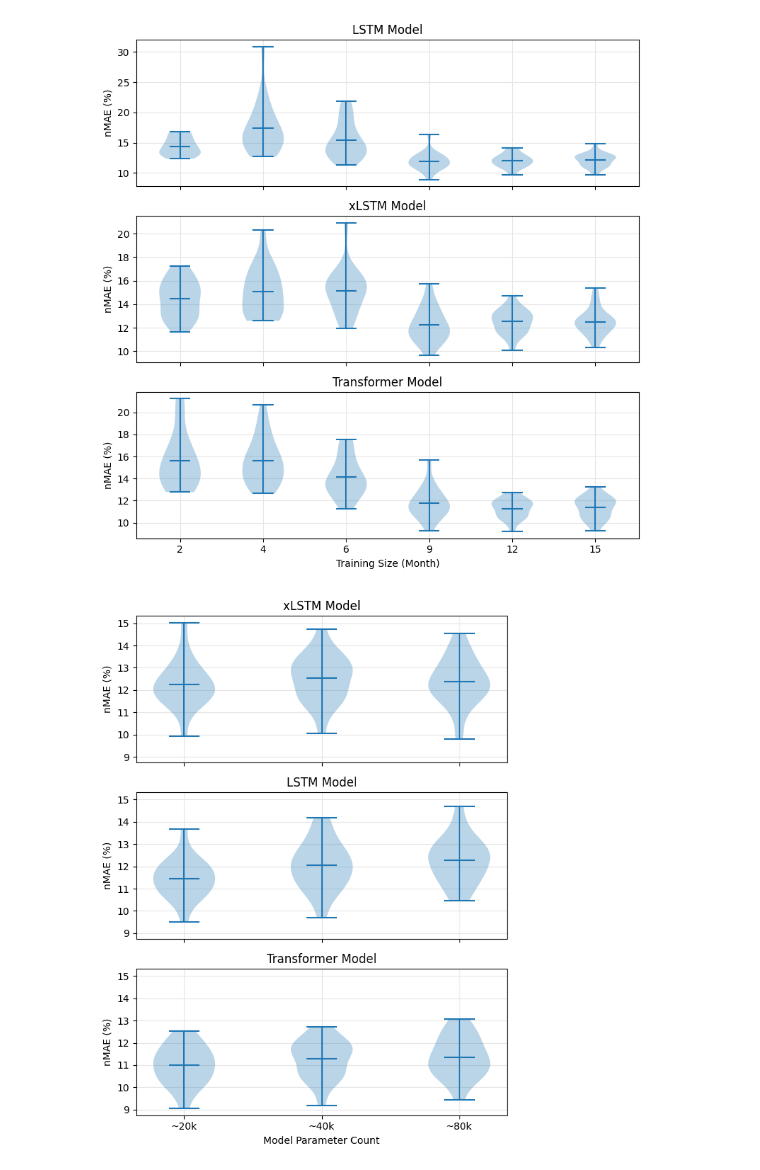
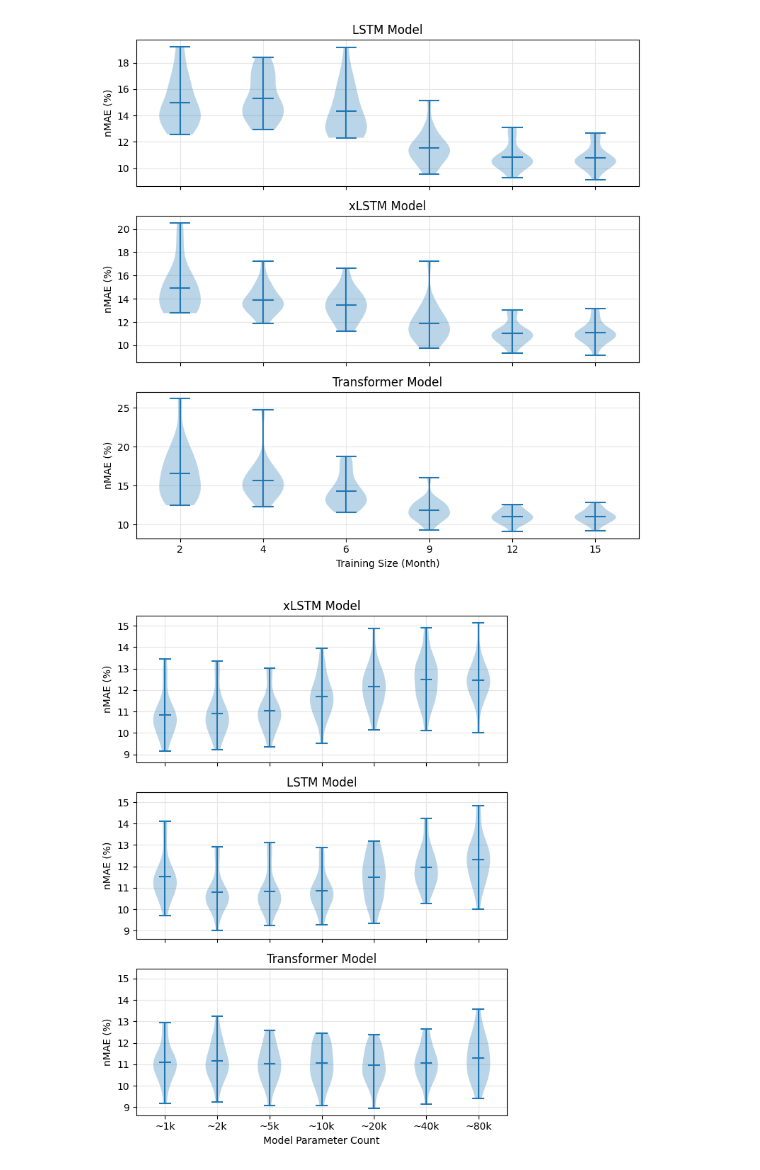
Before and after one commit to erc-fhv/loadforecasting, a Jupyter notebook: scripts/Paper_Illustration.ipynb, the cells around one changed output. Cells and saved outputs as stored; diff of their text form; code cells hidden in the pictures.

Commit message:
Decrease model size and plot everything.

```diff
--- a/scripts/Paper_Illustration.ipynb
+++ b/scripts/Paper_Illustration.ipynb
@@ -201,18 +207,18 @@ result_dict = utils.Evaluate_Models.print_results('scripts/outputs/all_train_his
                                     print_style = 'pandas_df')
 
 configs = [
-    Config_of_one_run(ModelSize.MEDIUM, DoPretraining.YES, DoTransferLearning.YES, Aggregation_Count._50_HOUSEHOLDS,
+    Config_of_one_run(ModelSize._5k, DoPretraining.YES, DoTransferLearning.YES, Aggregation_Count._50_HOUSEHOLDS,
             NrOfComunities._20, TrainingHistory._2_MONTH, TestSize._3_MONTH, TrainingFuture._0_MONTH, DevSize._2_MONTH, UsedModels.ALL, Epochs.DEFAULT),
-    Config_of_one_run(ModelSize.MEDIUM, DoPretraining.YES, DoTransferLearning.YES, Aggregation_Count._50_HOUSEHOLDS,
+    Config_of_one_run(ModelSize._5k, DoPretraining.YES, DoTransferLearning.YES, Aggregation_Count._50_HOUSEHOLDS,
             NrOfComunities._20, TrainingHistory._6_MONTH, TestSize._3_MONTH, TrainingFuture._0_MONTH, DevSize._2_MONTH, UsedModels.ALL, Epochs.DEFAULT),
-    Config_of_one_run(ModelSize.MEDIUM, DoPretraining.YES, DoTransferLearning.YES, Aggregation_Count._50_HOUSEHOLDS,
+    Config_of_one_run(ModelSize._5k, DoPretraining.YES, DoTransferLearning.YES, Aggregation_Count._50_HOUSEHOLDS,
             NrOfComunities._20, TrainingHistory._12_MONTH, TestSize._3_MONTH, TrainingFuture._0_MONTH, DevSize._2_MONTH, UsedModels.ALL, Epochs.DEFAULT),
 
-    Config_of_one_run(ModelSize.MEDIUM, DoPretraining.NO, DoTransferLearning.NO, Aggregation_Count._50_HOUSEHOLDS,
+    Config_of_one_run(ModelSize._5k, DoPretraining.NO, DoTransferLearning.NO, Aggregation_Count._50_HOUSEHOLDS,
             NrOfComunities._20, TrainingHistory._2_MONTH, TestSize._3_MONTH, TrainingFuture._0_MONTH, DevSize._2_MONTH, UsedModels.ALL, Epochs.DEFAULT),
-    Config_of_one_run(ModelSize.MEDIUM, DoPretraining.NO, DoTransferLearning.NO, Aggregation_Count._50_HOUSEHOLDS,
+    Config_of_one_run(ModelSize._5k, DoPretraining.NO, DoTransferLearning.NO, Aggregation_Count._50_HOUSEHOLDS,
             NrOfComunities._20, TrainingHistory._6_MONTH, TestSize._3_MONTH, TrainingFuture._0_MONTH, DevSize._2_MONTH, UsedModels.ALL, Epochs.DEFAULT),
-    Config_of_one_run(ModelSize.MEDIUM, DoPretraining.NO, DoTransferLearning.NO, Aggregation_Count._50_HOUSEHOLDS,
+    Config_of_one_run(ModelSize._5k, DoPretraining.NO, DoTransferLearning.NO, Aggregation_Count._50_HOUSEHOLDS,
             NrOfComunities._20, TrainingHistory._12_MONTH, TestSize._3_MONTH, TrainingFuture._0_MONTH, DevSize._2_MONTH, UsedModels.ALL, Epochs.DEFAULT),
 ]
 
@@ -288,6 +294,6 @@ ax.set_xlabel('Model')
 # axes[2].set_ylim(None, 17)
 
 plt.tight_layout()
-plt.savefig("scripts/outputs/figs/transfer_learning_over_train_size.pdf", format="pdf", bbox_inches="tight", pad_inches=0.1)
+plt.savefig("scripts/outputs/figs/transfer_learning_over_train_size2.pdf", format="pdf", bbox_inches="tight", pad_inches=0.1)
 plt.show()
 # %% [output]
@@ -306,17 +312,17 @@ result_dict = utils.Evaluate_Models.print_results('scripts/outputs/all_train_his
                                     print_style = 'pandas_df')
 
 configs = [
-    Config_of_one_run(ModelSize.MEDIUM, DoPretraining.YES, DoTransferLearning.YES, Aggregation_Count._50_HOUSEHOLDS, NrOfComunities._20,
+    Config_of_one_run(ModelSize._5k, DoPretraining.YES, DoTransferLearning.YES, Aggregation_Count._50_HOUSEHOLDS, NrOfComunities._20,
             TrainingHistory._2_MONTH, TestSize._3_MONTH, TrainingFuture._0_MONTH, DevSize._2_MONTH, UsedModels.ALL, Epochs.DEFAULT),
-    Config_of_one_run(ModelSize.MEDIUM, DoPretraining.YES, DoTransferLearning.YES, Aggregation_Count._50_HOUSEHOLDS, NrOfComunities._20,
+    Config_of_one_run(ModelSize._5k, DoPretraining.YES, DoTransferLearning.YES, Aggregation_Count._50_HOUSEHOLDS, NrOfComunities._20,
             TrainingHistory._4_MONTH, TestSize._3_MONTH, TrainingFuture._0_MONTH, DevSize._2_MONTH, UsedModels.ALL, Epochs.DEFAULT),
-    Config_of_one_run(ModelSize.MEDIUM, DoPretraining.YES, DoTransferLearning.YES, Aggregation_Count._50_HOUSEHOLDS, NrOfComunities._20,
+    Config_of_one_run(ModelSize._5k, DoPretraining.YES, DoTransferLearning.YES, Aggregation_Count._50_HOUSEHOLDS, NrOfComunities._20,
             TrainingHistory._6_MONTH, TestSize._3_MONTH, TrainingFuture._0_MONTH, DevSize._2_MONTH, UsedModels.ALL, Epochs.DEFAULT),
-    Config_of_one_run(ModelSize.MEDIUM, DoPretraining.YES, DoTransferLearning.YES, Aggregation_Count._50_HOUSEHOLDS, NrOfComunities._20,
+    Config_of_one_run(ModelSize._5k, DoPretraining.YES, DoTransferLearning.YES, Aggregation_Count._50_HOUSEHOLDS, NrOfComunities._20,
             TrainingHistory._9_MONTH, TestSize._3_MONTH, TrainingFuture._0_MONTH, DevSize._2_MONTH, UsedModels.ALL, Epochs.DEFAULT),
-    Config_of_one_run(ModelSize.MEDIUM, DoPretraining.YES, DoTransferLearning.YES, Aggregation_Count._50_HOUSEHOLDS, NrOfComunities._20,
+    Config_of_one_run(ModelSize._5k, DoPretraining.YES, DoTransferLearning.YES, Aggregation_Count._50_HOUSEHOLDS, NrOfComunities._20,
         TrainingHistory._12_MONTH, TestSize._3_MONTH, TrainingFuture._0_MONTH, DevSize._2_MONTH, UsedModels.ALL, Epochs.DEFAULT),
-    Config_of_one_run(ModelSize.MEDIUM, DoPretraining.YES, DoTransferLearning.YES, Aggregation_Count._50_HOUSEHOLDS, NrOfComunities._20,
+    Config_of_one_run(ModelSize._5k, DoPretraining.YES, DoTransferLearning.YES, Aggregation_Count._50_HOUSEHOLDS, NrOfComunities._20,
             TrainingHistory._15_MONTH, TestSize._3_MONTH, TrainingFuture._0_MONTH, DevSize._2_MONTH, UsedModels.ALL, Epochs.DEFAULT),
 ]
 
@@ -368,7 +374,7 @@ plt.tight_layout()
 plt.savefig("scripts/outputs/figs/Error_over_train_size.pdf", format="pdf", bbox_inches="tight", pad_inches=0.1)
 plt.show()
 # %% [output]
-[figure, old version]
+[figure, new version]
 # %%
 # Compare the effect of the model sizes
 #
@@ -383,17 +389,25 @@ result_dict = utils.Evaluate_Models.print_results('scripts/outputs/all_train_his
                                     print_style = 'pandas_df')
 
 configs = [
-    Config_of_one_run(ModelSize.SMALL, DoPretraining.YES, DoTransferLearning.YES, Aggregation_Count._50_HOUSEHOLDS, NrOfComunities._20,
+    Config_of_one_run(ModelSize._1k, DoPretraining.YES, DoTransferLearning.YES, Aggregation_Count._50_HOUSEHOLDS, NrOfComunities._20,
             TrainingHistory._12_MONTH, TestSize._3_MONTH, TrainingFuture._0_MONTH, DevSize._2_MONTH, UsedModels.ALL, Epochs.DEFAULT),
-    Config_of_one_run(ModelSize.MEDIUM, DoPretraining.YES, DoTransferLearning.YES, Aggregation_Count._50_HOUSEHOLDS, NrOfComunities._20,
+    Config_of_one_run(ModelSize._2k, DoPretraining.YES, DoTransferLearning.YES, Aggregation_Count._50_HOUSEHOLDS, NrOfComunities._20,
             TrainingHistory._12_MONTH, TestSize._3_MONTH, TrainingFuture._0_MONTH, DevSize._2_MONTH, UsedModels.ALL, Epochs.DEFAULT),
-    Config_of_one_run(ModelSize.LARGE, DoPretraining.YES, DoTransferLearning.YES, Aggregation_Count._50_HOUSEHOLDS, NrOfComunities._20,
+    Config_of_one_run(ModelSize._5k, DoPretraining.YES, DoTransferLearning.YES, Aggregation_Count._50_HOUSEHOLDS, NrOfComunities._20,
+            TrainingHistory._12_MONTH, TestSize._3_MONTH, TrainingFuture._0_MONTH, DevSize._2_MONTH, UsedModels.ALL, Epochs.DEFAULT),
+    Config_of_one_run(ModelSize._10k, DoPretraining.YES, DoTransferLearning.YES, Aggregation_Count._50_HOUSEHOLDS, NrOfComunities._20,
+            TrainingHistory._12_MONTH, TestSize._3_MONTH, TrainingFuture._0_MONTH, DevSize._2_MONTH, UsedModels.ALL, Epochs.DEFAULT),
+    Config_of_one_run(ModelSize._20k, DoPretraining.YES, DoTransferLearning.YES, Aggregation_Count._50_HOUSEHOLDS, NrOfComunities._20,
+            TrainingHistory._12_MONTH, TestSize._3_MONTH, TrainingFuture._0_MONTH, DevSize._2_MONTH, UsedModels.ALL, Epochs.DEFAULT),
+    Config_of_one_run(ModelSize._40k, DoPretraining.YES, DoTransferLearning.YES, Aggregation_Count._50_HOUSEHOLDS, NrOfComunities._20,
+            TrainingHistory._12_MONTH, TestSize._3_MONTH, TrainingFuture._0_MONTH, DevSize._2_MONTH, UsedModels.ALL, Epochs.DEFAULT),
+    Config_of_one_run(ModelSize._80K, DoPretraining.YES, DoTransferLearning.YES, Aggregation_Count._50_HOUSEHOLDS, NrOfComunities._20,
             TrainingHistory._12_MONTH, TestSize._3_MONTH, TrainingFuture._0_MONTH, DevSize._2_MONTH, UsedModels.ALL, Epochs.DEFAULT),
 ]
 
 # Constants and Configuration
 models = ('xLSTM', 'LSTM', 'Transformer', )
-training_sizes = ['~20k', '~40k', '~80k']
+training_sizes = ['~1k', '~2k', '~5k', '~10k', '~20k', '~40k', '~80k']
 
 # Helper function to retrieve full dataset for each configuration and model
 def get_full_data_list(model, expected_configs, available_configs):
@@ -412,34 +426,34 @@ data_per_model = {model: get_full_data_list(model, configs, result_dict) for mod
 
 # Creating subplots for violin plots
 fig, axes = plt.subplots(len(models), 1, figsize=(6, 8), sharex=True, sharey=True)
 
 # Plot each model's data on a separate subplot
 for idx, model in enumerate(models):
     ax = axes[idx]
 
     # Get data for each training size
     data = data_per_model[model]
 
     # Plot the violins
     positions = np.array(range(len(training_sizes))) * 2.0
     violins = ax.violinplot(data, positions=positions, widths=0.9,
                                     showmeans=True, showextrema=True, showmedians=False)
 
     # Labels and title
     ax.set_ylabel('nMAE (%)')
     ax.set_title(f"{model} Model")
     # ax.text(0.4, 0.9, f"{model} Model", transform=ax.transAxes, fontsize=16, ha="center", va="center")
     ax.set_xticks(positions)
     ax.set_xticklabels(training_sizes)
     ax.set_axisbelow(True)
     ax.grid(True, color="0.9")
 
 axes[-1].set_xlabel('Model Parameter Count')
 plt.tight_layout()
 plt.savefig("scripts/outputs/figs/performance_over_model_size.pdf", format="pdf", bbox_inches="tight", pad_inches=0.1)
 plt.show()
 # %% [output]
-[figure, old version]
+[figure, new version]
 # %%
 # Compare with and without transfer learning of the given configurations
 #
```
Also changed, not shown: parts of 10 cells of this notebook, 4 other files.
